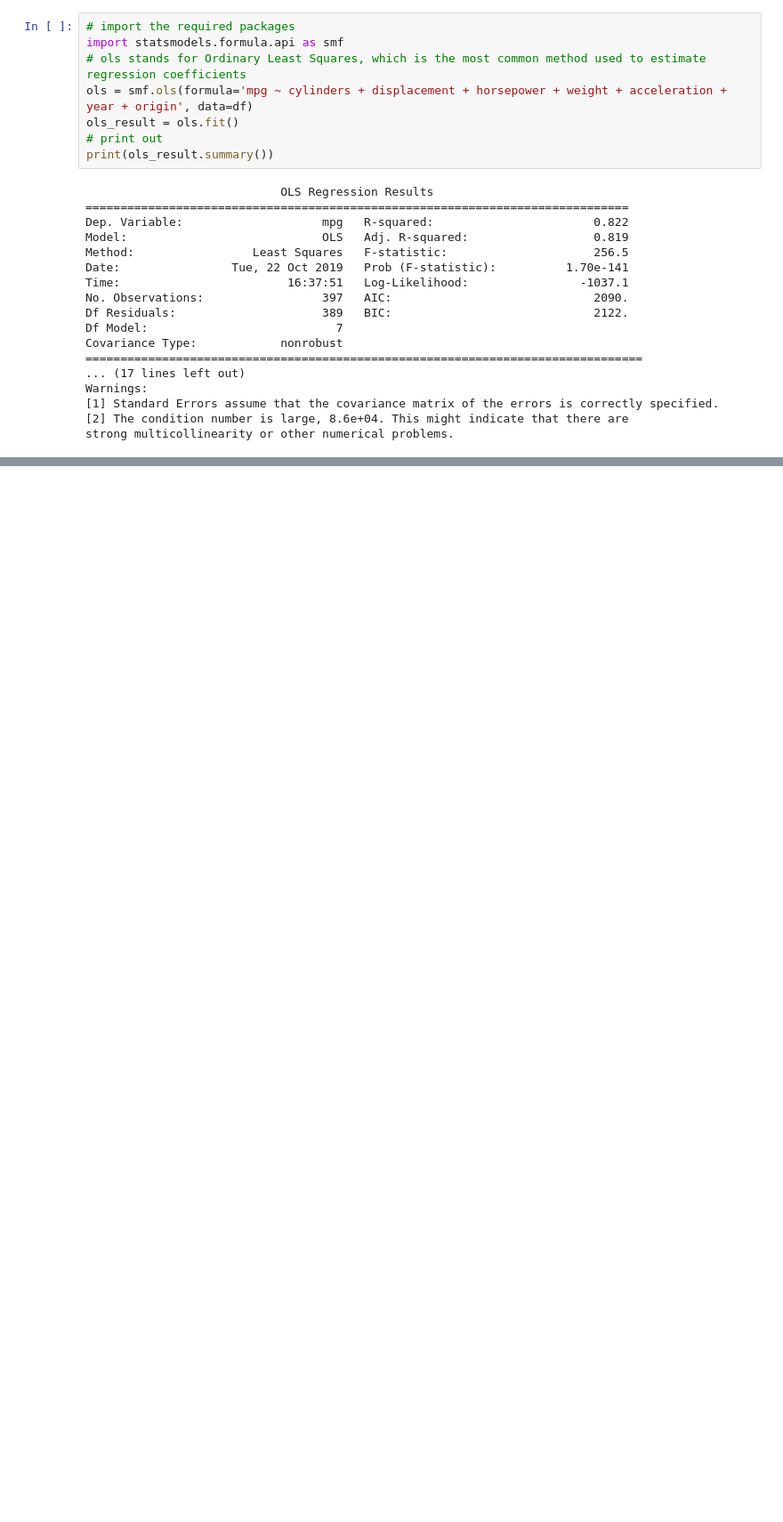
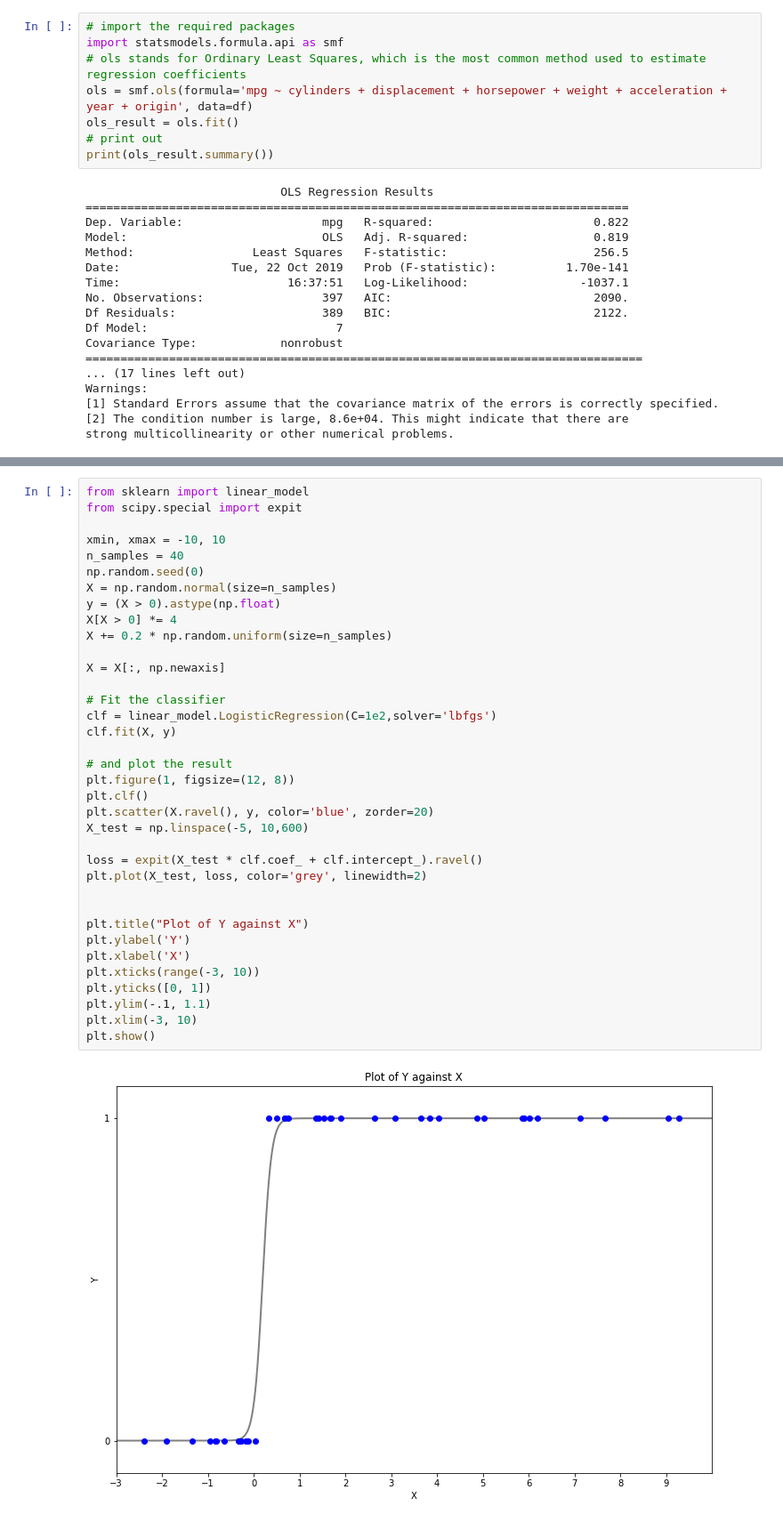
Before and after one commit to danielnyan/bt3103-1d4-statistical-learning, a Jupyter notebook: html_examples/webpages/data/pythoncodes.ipynb, the cells around one changed output, grey strips where cells are left out. Shown at 89% size. Saved outputs shown, nothing was run; the diff lists cells and outputs as text; blank space fills up the shorter version.

```diff
--- a/html_examples/webpages/data/pythoncodes.ipynb
+++ b/html_examples/webpages/data/pythoncodes.ipynb
@@ -76,0 +80,38 @@ strong multicollinearity or other numerical problems.
+# %%
+from sklearn import linear_model
+from scipy.special import expit
+
+xmin, xmax = -10, 10
+n_samples = 40
+np.random.seed(0)
+X = np.random.normal(size=n_samples)
+y = (X > 0).astype(np.float)
+X[X > 0] *= 4
+X += 0.2 * np.random.uniform(size=n_samples)
+
+X = X[:, np.newaxis]
+
+# Fit the classifier
+clf = linear_model.LogisticRegression(C=1e2,solver='lbfgs')
+clf.fit(X, y)
+
+# and plot the result
+plt.figure(1, figsize=(12, 8))
+plt.clf()
+plt.scatter(X.ravel(), y, color='blue', zorder=20)
+X_test = np.linspace(-5, 10,600)
+
+loss = expit(X_test * clf.coef_ + clf.intercept_).ravel()
+plt.plot(X_test, loss, color='grey', linewidth=2)
+
+
+plt.title("Plot of Y against X")
+plt.ylabel('Y')
+plt.xlabel('X')
+plt.xticks(range(-3, 10))
+plt.yticks([0, 1])
+plt.ylim(-.1, 1.1)
+plt.xlim(-3, 10)
+plt.show()
+# %% [output]
+[figure, added]
```
Also changed, not shown: parts of 2 cells of this notebook, 7 other files.
